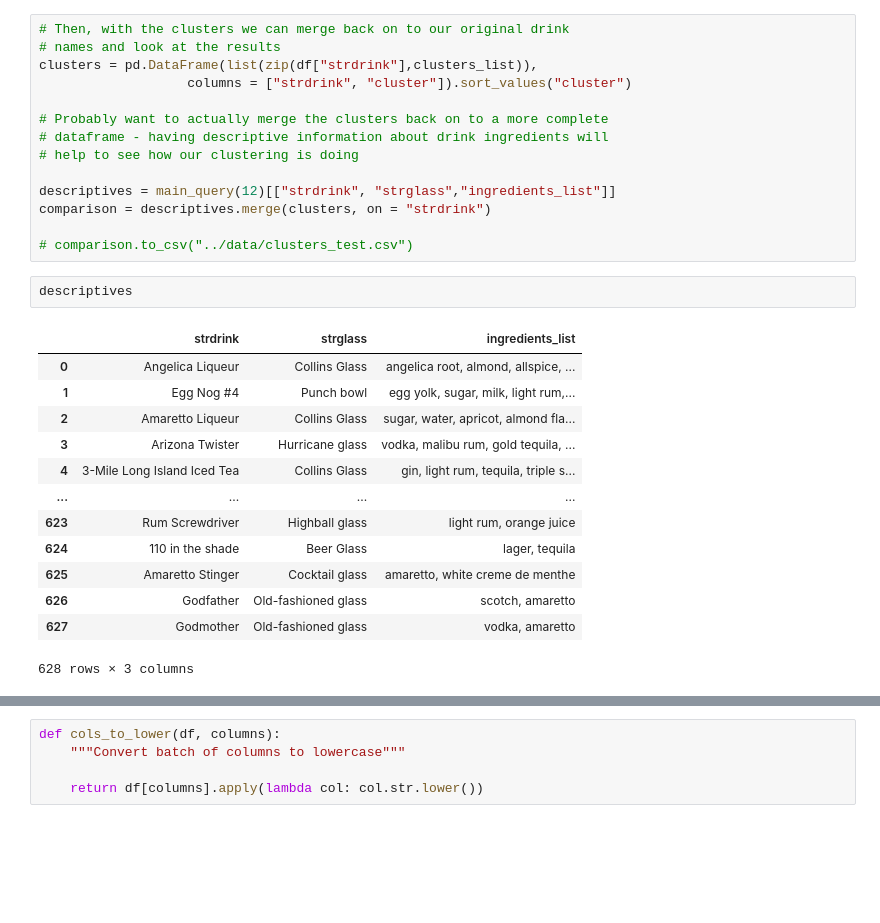
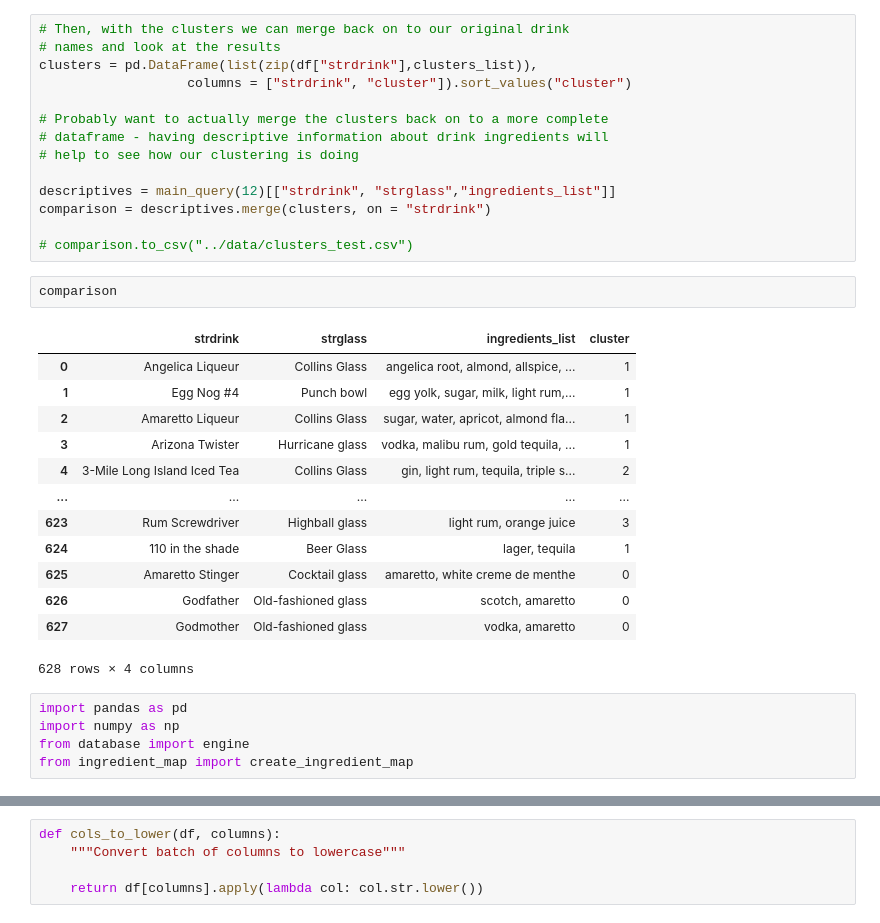
Before and after one commit to ElliottMetzler/the-manhattan-project, a Jupyter notebook: code/clustering_walkthrough.ipynb, the cells around one changed output, grey strips where cells are left out. Cells and saved outputs as stored; diff of their text form; blank space fills up the shorter version.

Commit message:
cluster

```diff
--- a/code/clustering_walkthrough.ipynb
+++ b/code/clustering_walkthrough.ipynb
@@ -126,20 +135,25 @@ descriptives = main_query(12)[["strdrink", "strglass","ingredients_list"]]
 comparison = descriptives.merge(clusters, on = "strdrink")
 
 # comparison.to_csv("../data/clusters_test.csv")
-# %%
-descriptives
-# %% [output]
-|  | strdrink | strglass | ingredients_list |
-| 0 | Angelica Liqueur | Collins Glass | angelica root, almond, allspice, ... |
-| 1 | Egg Nog #4 | Punch bowl | egg yolk, sugar, milk, light rum,... |
-| 2 | Amaretto Liqueur | Collins Glass | sugar, water, apricot, almond fla... |
-| 3 | Arizona Twister | Hurricane glass | vodka, malibu rum, gold tequila, ... |
-| 4 | 3-Mile Long Island Iced Tea | Collins Glass | gin, light rum, tequila, triple s... |
-| ... | ... | ... | ... |
-| 623 | Rum Screwdriver | Highball glass | light rum, orange juice |
-| 624 | 110 in the shade | Beer Glass | lager, tequila |
-| 625 | Amaretto Stinger | Cocktail glass | amaretto, white creme de menthe |
-| 626 | Godfather | Old-fashioned glass | scotch, amaretto |
-| 627 | Godmother | Old-fashioned glass | vodka, amaretto |
-628 rows × 3 columns
+# %%
+comparison
+# %% [output]
+|  | strdrink | strglass | ingredients_list | cluster |
+| 0 | Angelica Liqueur | Collins Glass | angelica root, almond, allspice, ... | 1 |
+| 1 | Egg Nog #4 | Punch bowl | egg yolk, sugar, milk, light rum,... | 1 |
+| 2 | Amaretto Liqueur | Collins Glass | sugar, water, apricot, almond fla... | 1 |
+| 3 | Arizona Twister | Hurricane glass | vodka, malibu rum, gold tequila, ... | 1 |
+| 4 | 3-Mile Long Island Iced Tea | Collins Glass | gin, light rum, tequila, triple s... | 2 |
+| ... | ... | ... | ... | ... |
+| 623 | Rum Screwdriver | Highball glass | light rum, orange juice | 3 |
+| 624 | 110 in the shade | Beer Glass | lager, tequila | 1 |
+| 625 | Amaretto Stinger | Cocktail glass | amaretto, white creme de menthe | 0 |
+| 626 | Godfather | Old-fashioned glass | scotch, amaretto | 0 |
+| 627 | Godmother | Old-fashioned glass | vodka, amaretto | 0 |
+628 rows × 4 columns
+# %%
+import pandas as pd
+import numpy as np
+from database import engine
+from ingredient_map import create_ingredient_map
 # %%
```
Also changed, not shown: parts of 29 cells of this notebook.
